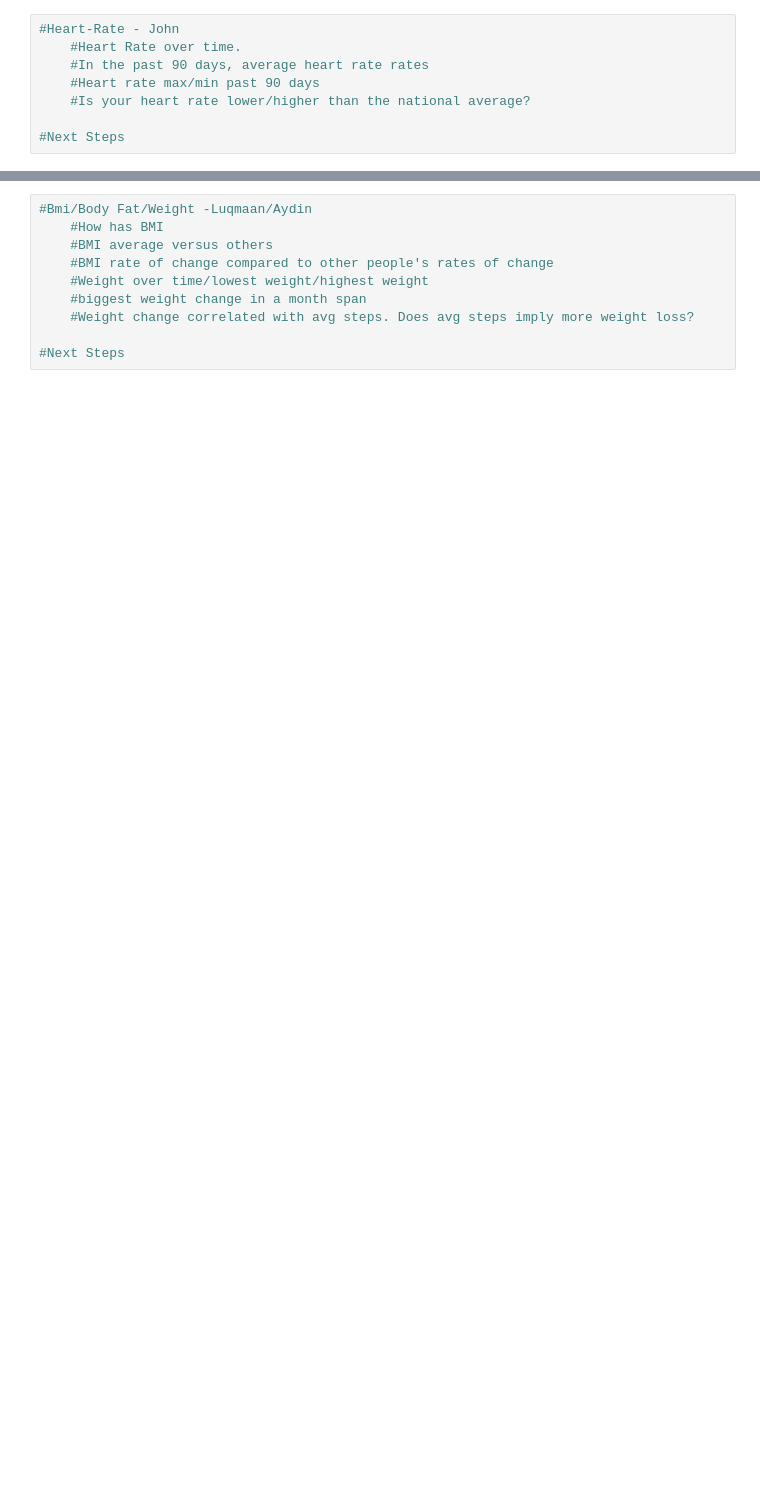
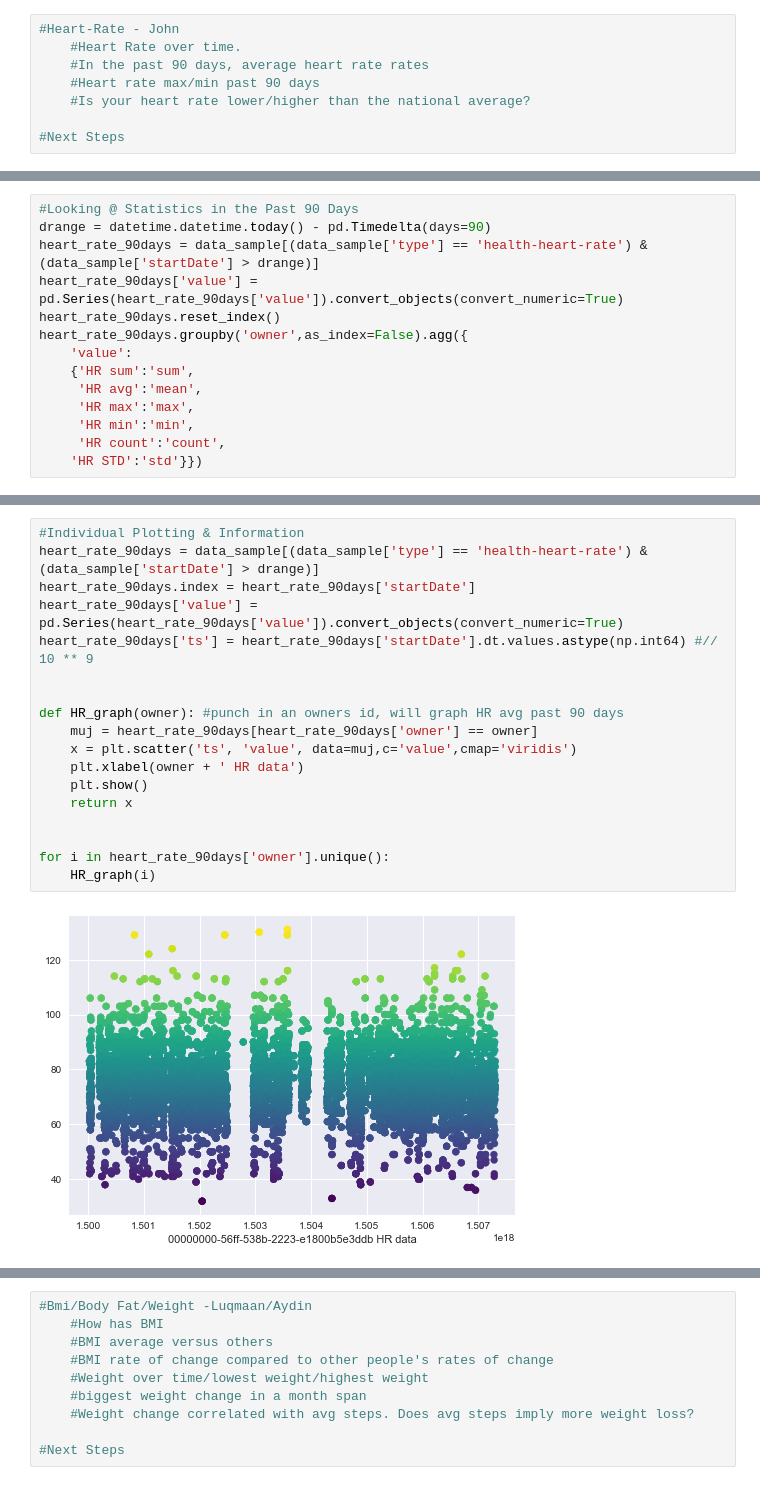
Before and after one commit to OngoDSS/Notebooks, a Jupyter notebook: Agg_Notebook.ipynb, the cells around one changed output, grey strips where cells are left out. Drawn from its saved outputs; the diff is of its cells as text; blank space fills up the shorter version.

```diff
--- a/Agg_Notebook.ipynb
+++ b/Agg_Notebook.ipynb
@@ -67,0 +115,14 @@ data_sample.head() #0 - 6 is monday - sunday
+# %%
+#Looking @ Statistics in the Past 90 Days
+drange = datetime.datetime.today() - pd.Timedelta(days=90)
+heart_rate_90days = data_sample[(data_sample['type'] == 'health-heart-rate') & (data_sample['startDate'] > drange)]
+heart_rate_90days['value'] = pd.Series(heart_rate_90days['value']).convert_objects(convert_numeric=True)
+heart_rate_90days.reset_index()
+heart_rate_90days.groupby('owner',as_index=False).agg({
+    'value':
+    {'HR sum':'sum',
+     'HR avg':'mean',
+     'HR max':'max',
+     'HR min':'min',
+     'HR count':'count',
+    'HR STD':'std'}})
@@ -67,0 +135,20 @@ data_sample.head() #0 - 6 is monday - sunday
+# %%
+#Individual Plotting & Information
+heart_rate_90days = data_sample[(data_sample['type'] == 'health-heart-rate') & (data_sample['startDate'] > drange)]
+heart_rate_90days.index = heart_rate_90days['startDate']
+heart_rate_90days['value'] = pd.Series(heart_rate_90days['value']).convert_objects(convert_numeric=True)
+heart_rate_90days['ts'] = heart_rate_90days['startDate'].dt.values.astype(np.int64) #// 10 ** 9
+
+
+def HR_graph(owner): #punch in an owners id, will graph HR avg past 90 days
+    muj = heart_rate_90days[heart_rate_90days['owner'] == owner]
+    x = plt.scatter('ts', 'value', data=muj,c='value',cmap='viridis')
+    plt.xlabel(owner + ' HR data')
+    plt.show()
+    return x
+
+
+for i in heart_rate_90days['owner'].unique():
+    HR_graph(i)
+# %% [output]
+[figure, added]
```
Also changed, not shown: parts of 14 cells of this notebook.
